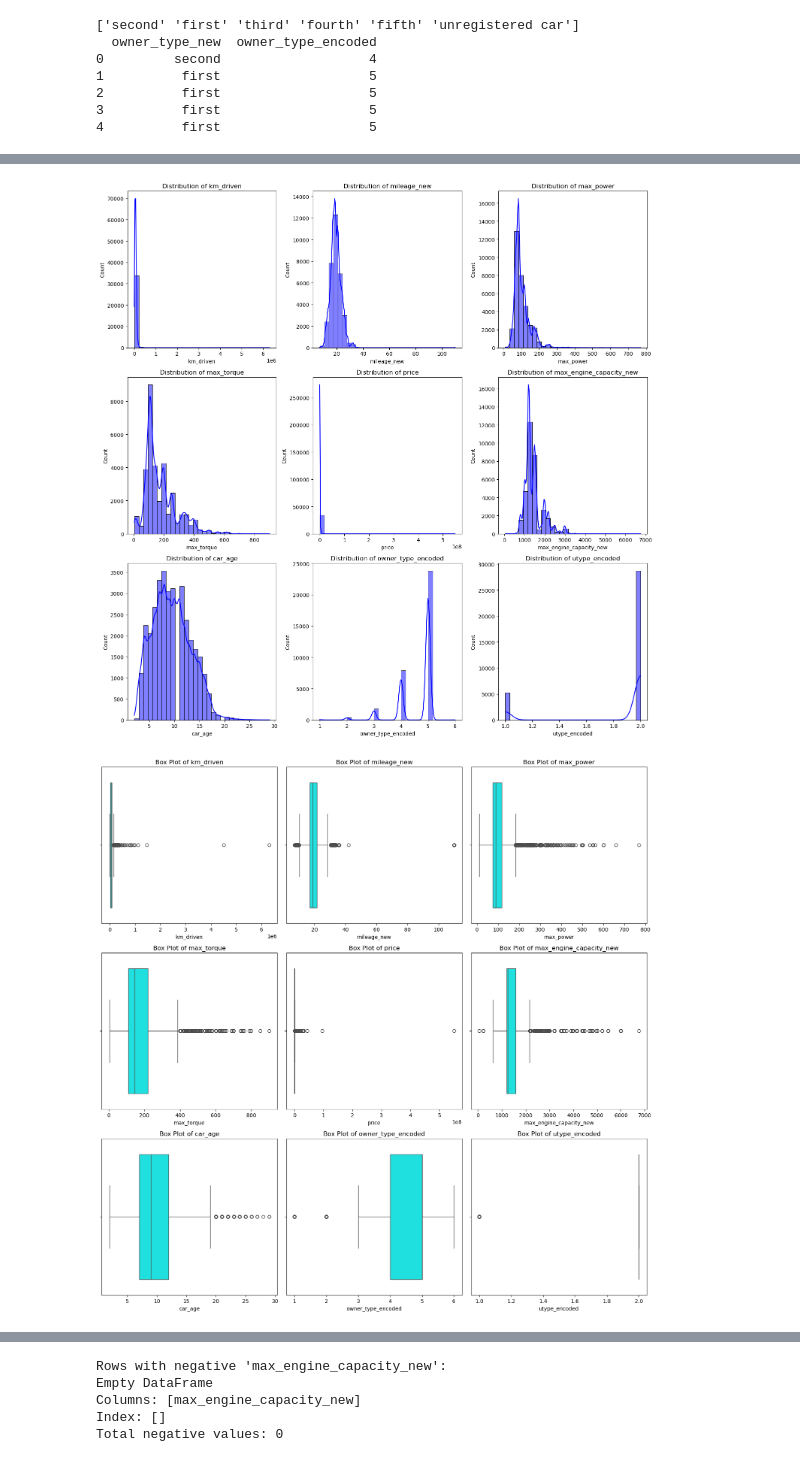
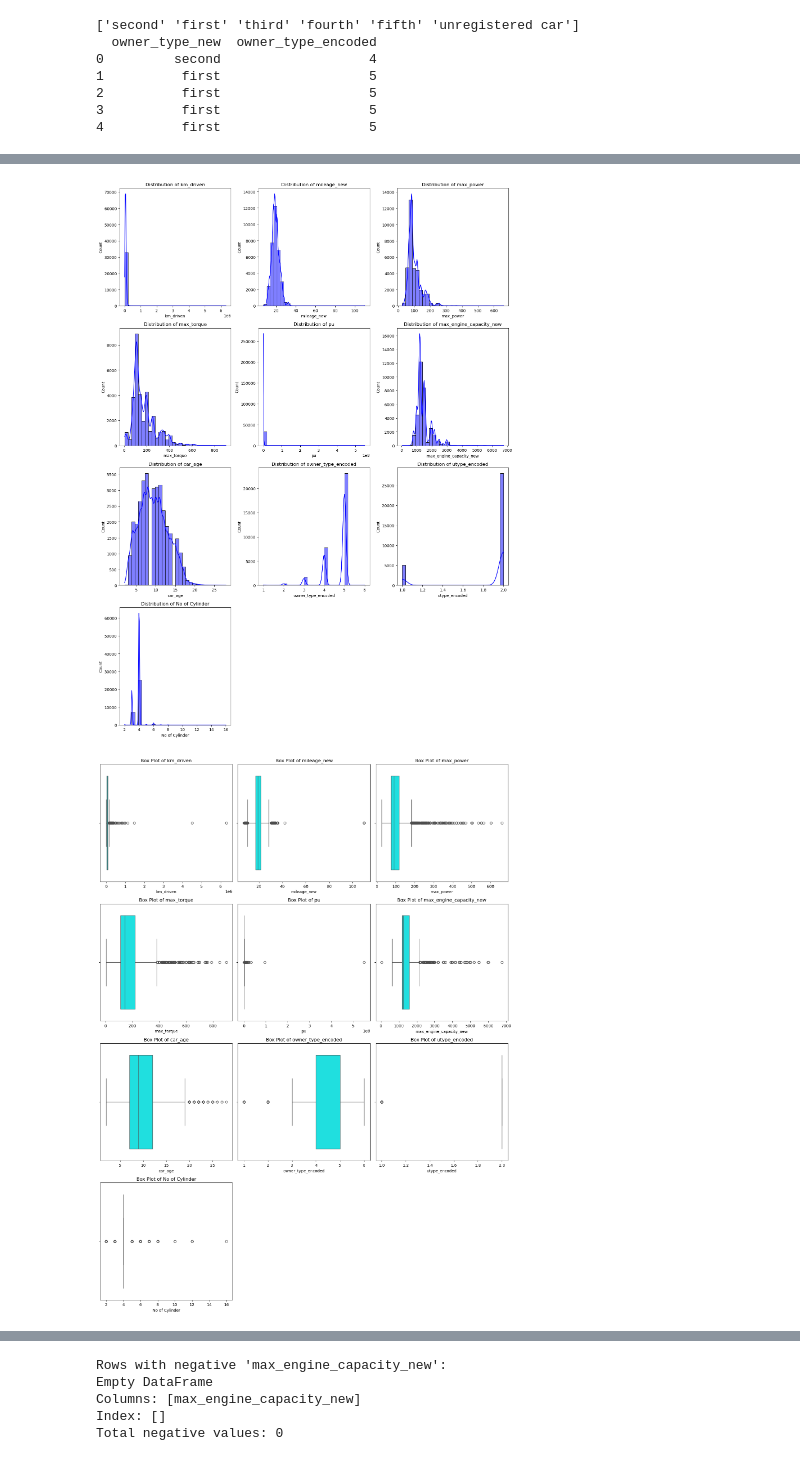
Before and after one commit to kaz4n/DataAi, a Jupyter notebook: deepSeekSolution3.ipynb, the cells around one changed output, grey strips where cells are left out. Cells and saved outputs as stored; diff of their text form; code cells hidden in the pictures.

```diff
--- a/deepSeekSolution3.ipynb
+++ b/deepSeekSolution3.ipynb
@@ -2,10 +2,10 @@
 import pandas as pd
 
 # Load data
-df = pd.read_csv("D:\\New folder\\Cars_data (1).csv")
+df = pd.read_csv("E:\\Codding work\\\DataForDataScienceAndAI\\Cars_data.csv")
 
 # Clean numeric columns with commas and strings at the end (e.g., "10,000 km", "15.5 L", "100 bhp")
-numeric_cols = ["price", "km_driven", "mileage_new", "max_engine_capacity_new"]
+numeric_cols = ["pu", "km_driven", "mileage_new", "max_engine_capacity_new"]
 for col in numeric_cols:
     df[col] = (
         df[col]
@@ -71,7 +71,7 @@ df["max_power"] = df["Max Power"].str.extract(r"(\d+\.\d+|\d+)").astype(float)
 df["max_torque"] = df["Max Torque"].str.extract(r"(\d+\.\d+|\d+)").astype(float)
 # %%
 # Drop rows with missing price
-df.dropna(subset=["price"], inplace=True)
+df.dropna(subset=["pu"], inplace=True)
 
 # Fill missing values
-df["mileage_new"].fillna(df["mileage_new"].median())
+#df["mileage_new"].fillna(df["mileage_new"].median())
@@ -91 +78,21 @@ Name: mileage_new, Length: 34027, dtype: float64
+# %%
+# Clean 'Top Speed' and 'Acceleration' columns: extract numeric part and convert to float
+for col in ["Top Speed", "Acceleration"]:
+    df[col] = (
+        df[col]
+        .astype(str)
+        .str.extract(r"([0-9.]+)")  # Extract numeric part
+        .squeeze()
+        .astype(float)
+    )
+
+# Drop rows with missing values in 'Top Speed' or 'Acceleration'
+#df.dropna(subset=["Top Speed", "Acceleration"])
+df["Acceleration"] = df["Acceleration"].fillna(df["Acceleration"].median())
+df["Top Speed"] = df["Top Speed"].fillna(df["Top Speed"].median())
+# %%
+df = df.dropna(subset=["mileage_new"])
+df = df.dropna(subset=["max_power"])
+df = df.dropna(subset=["max_torque"])
+df = df.dropna(subset=["No of Cylinder"])
 # %%
@@ -112,37 +106,37 @@ df = df[df['max_engine_capacity_new'] != 0]
 import matplotlib.pyplot as plt
 import seaborn as sns
 import math
 
 # Select all numerical columns (including int, float, bool)
 # Change the numerical_columns assignment to use the specified columns from df
 numerical_columns = [
     "km_driven", "mileage_new",
-    "max_power", "max_torque", "price",
-    "max_engine_capacity_new", "car_age", "owner_type_encoded", "utype_encoded"
+    "max_power", "max_torque", "pu",
+    "max_engine_capacity_new", "car_age", "owner_type_encoded", "utype_encoded", "No of Cylinder"
 ]
 #"utype_individual"  , "utype_dealer",
 # --- HISTOGRAMS ---
 n_cols = 3
 n_rows = math.ceil(len(numerical_columns) / n_cols)
 plt.figure(figsize=(15, 5 * n_rows))
 for i, feature in enumerate(numerical_columns, 1):
     plt.subplot(n_rows, n_cols, i)
     sns.histplot(df[feature], kde=True, bins=30, color='blue')
     plt.title(f'Distribution of {feature}')
 plt.tight_layout()
 plt.show()
 
 # Create box plots
 plt.figure(figsize=(15, 5 * n_rows))
 for i, feature in enumerate(numerical_columns, 1):
     plt.subplot(n_rows, n_cols, i)
     sns.boxplot(x=df[feature], color='cyan')
     plt.title(f'Box Plot of {feature}')
 plt.tight_layout()
 plt.show()
 # %% [output]
-[figure, old version]
+[figure, new version]
-[figure, old version]
+[figure, new version]
 # %%
 import numpy as np
 
```
Also changed, not shown: parts of 23 cells of this notebook, 4 other files.
